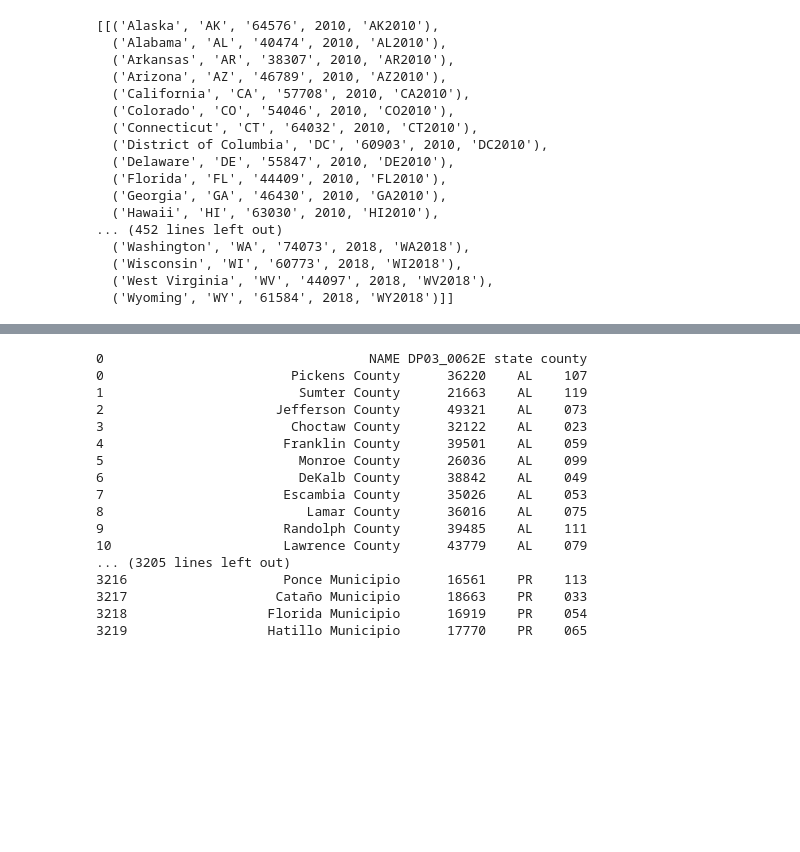
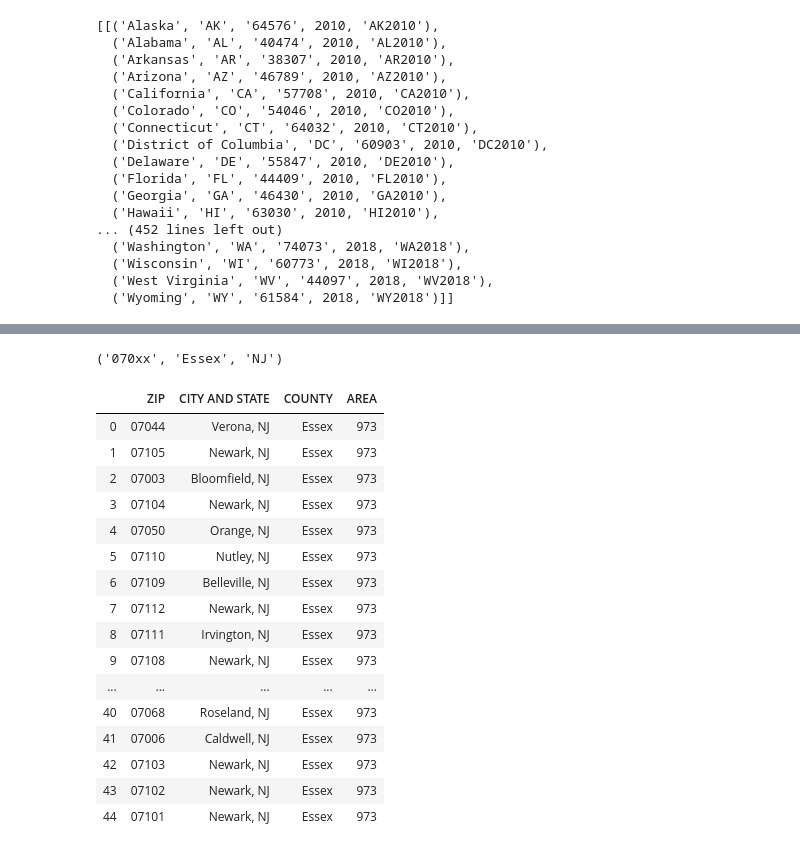
Before and after one commit to KennyMiyasato/income_predictor, a Jupyter notebook: mod_5_project.ipynb, the cells around one changed output, grey strips where cells are left out. Saved outputs shown, nothing was run; the diff lists cells and outputs as text; code cells hidden in the pictures; blank space fills up the shorter version.

Commit message:
saving work with webscraping zipcode website

```diff
--- a/mod_5_project.ipynb
+++ b/mod_5_project.ipynb
@@ -845,20 +864,0 @@ for state_name in state:
-# %%
-df
-# %% [output]
-0                                  NAME DP03_0062E state county
-0                        Pickens County      36220    AL    107
-1                         Sumter County      21663    AL    119
-2                      Jefferson County      49321    AL    073
-3                        Choctaw County      32122    AL    023
-4                       Franklin County      39501    AL    059
-5                         Monroe County      26036    AL    099
-6                         DeKalb County      38842    AL    049
-7                       Escambia County      35026    AL    053
-8                          Lamar County      36016    AL    075
-9                       Randolph County      39485    AL    111
-10                      Lawrence County      43779    AL    079
-... (3205 lines left out)
-3216                    Ponce Municipio      16561    PR    113
-3217                   Cataño Municipio      18663    PR    033
-3218                  Florida Municipio      16919    PR    054
-3219                  Hatillo Municipio      17770    PR    065
@@ -869,0 +879,51 @@ df1['emp_length'] = pd.to_numeric(df1['emp_length'])
+# %%
+county = 'Essex'
+state = 'NJ'
+
+url = f"https://www.getzips.com/cgi-bin/ziplook.exe?What=3&County={county}&State={state}&Submit=Look+It+Up"
+page = requests.get(url)
+soup1 = BeautifulSoup(page.content, 'html.parser')
+
+table = soup1.find_all('table')[2]
+rows = table.find_all('tr')
+row_list = list()
+
+for tr in rows:
+    td = tr.find_all('td')
+    row = [i.text for i in td]
+    row_list.append(row)
+
+columns = row_list[0]
+row_list.pop(0)
+state = re.search("( \w\w)+", row_list[0][1], flags=re.I)
+state = state[0].strip()
+
+first_3_zipcode = re.search("(^\d{3})+", row_list[0][0], flags=re.I)
+first_3_zipcode = first_3_zipcode[0]+"xx"
+
+
+df_bs = pd.DataFrame(row_list,columns=columns)
+
+first_3_zipcode, row_list[0][2], state
+# %% [output]
+('070xx', 'Essex', 'NJ')
+# %%
+df_bs
+# %% [output]
+|  | ZIP | CITY AND STATE | COUNTY | AREA |
+| 0 | 07044 | Verona, NJ | Essex | 973 |
+| 1 | 07105 | Newark, NJ | Essex | 973 |
+| 2 | 07003 | Bloomfield, NJ | Essex | 973 |
+| 3 | 07104 | Newark, NJ | Essex | 973 |
+| 4 | 07050 | Orange, NJ | Essex | 973 |
+| 5 | 07110 | Nutley, NJ | Essex | 973 |
+| 6 | 07109 | Belleville, NJ | Essex | 973 |
+| 7 | 07112 | Newark, NJ | Essex | 973 |
+| 8 | 07111 | Irvington, NJ | Essex | 973 |
+| 9 | 07108 | Newark, NJ | Essex | 973 |
+| ... | ... | ... | ... | ... |
+| 40 | 07068 | Roseland, NJ | Essex | 973 |
+| 41 | 07006 | Caldwell, NJ | Essex | 973 |
+| 42 | 07103 | Newark, NJ | Essex | 973 |
+| 43 | 07102 | Newark, NJ | Essex | 973 |
+| 44 | 07101 | Newark, NJ | Essex | 973 |
```
Also changed, not shown: parts of 9 cells of this notebook.
